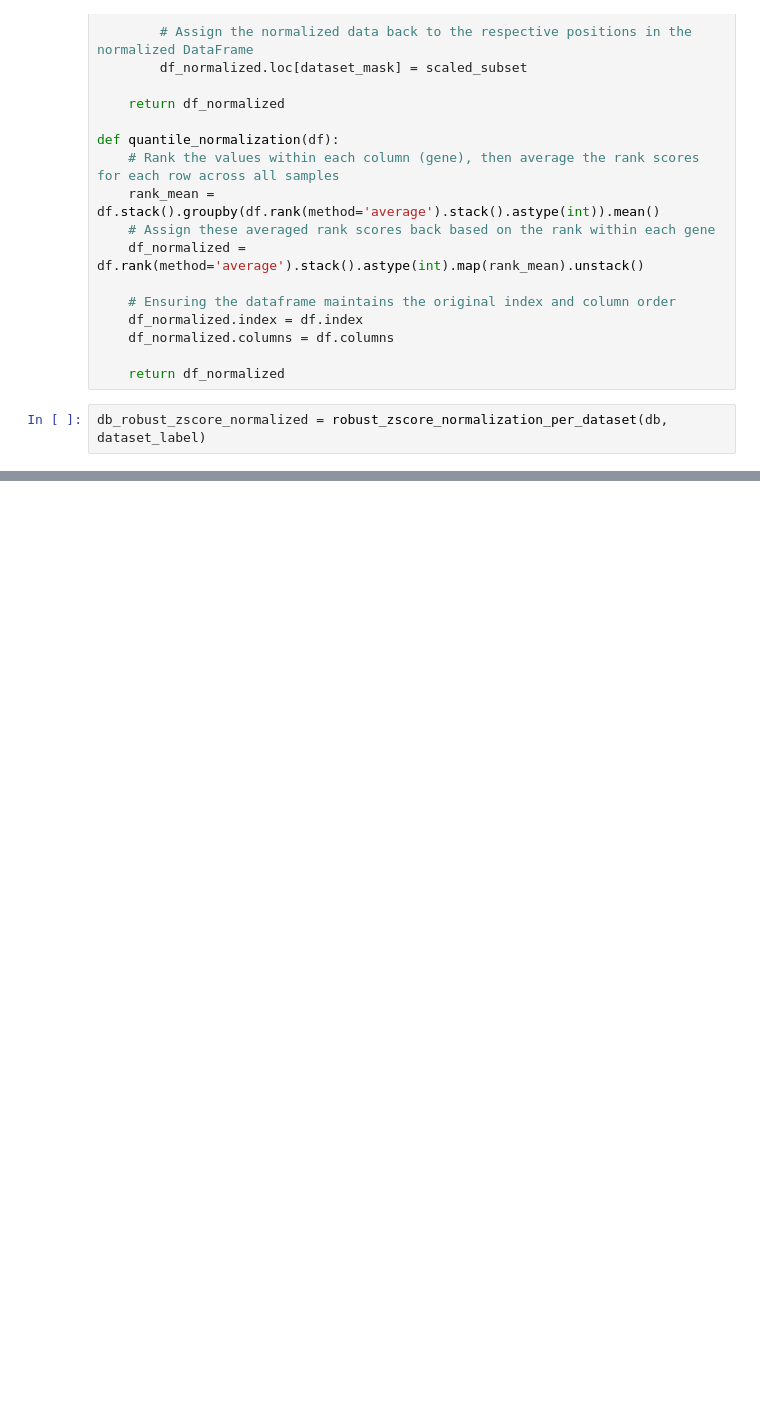
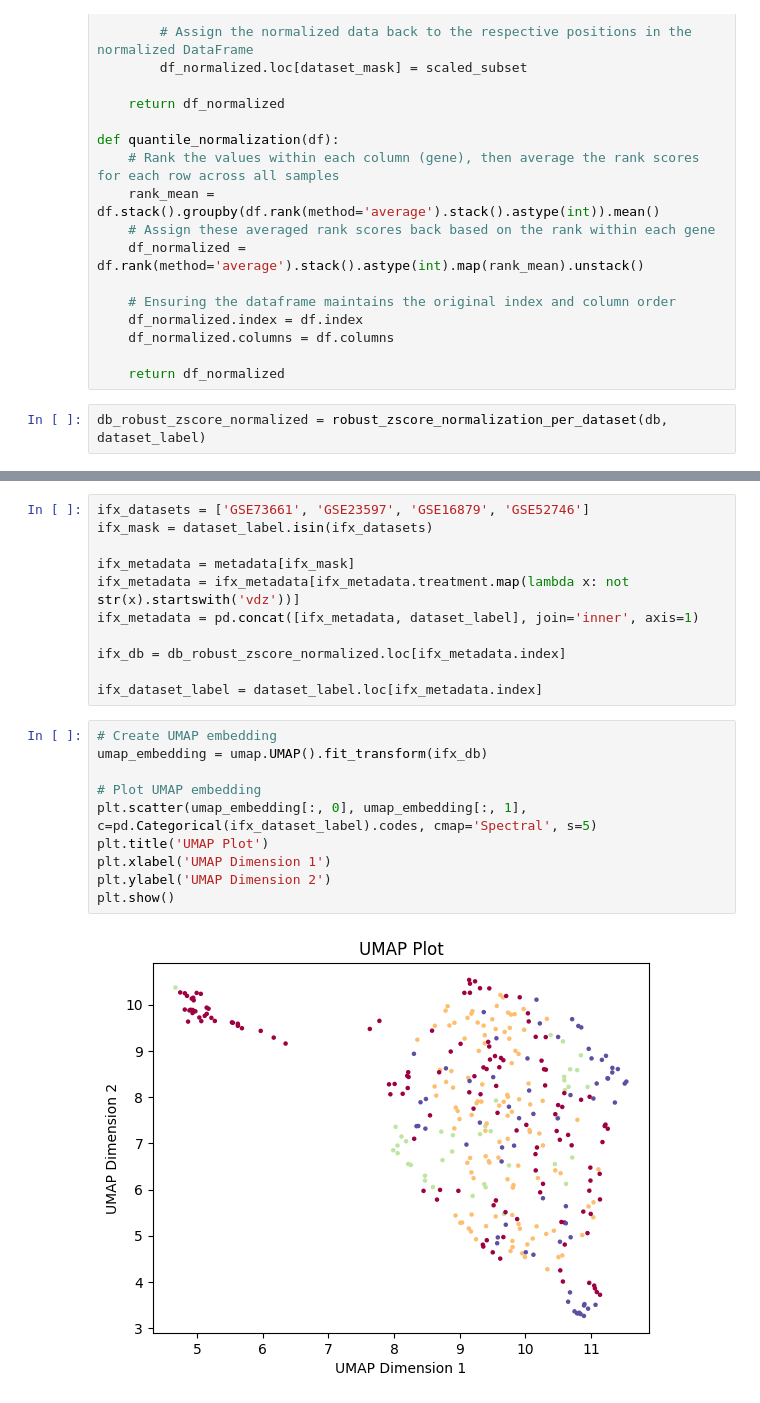
Before and after one commit to MaciejPiernik/ibd, a Jupyter notebook: ibd/notebooks/experiment_playground.ipynb, the cells around one changed output, grey strips where cells are left out. Saved outputs shown, nothing was run; the diff lists cells and outputs as text; blank space fills up the shorter version.

```diff
--- a/ibd/notebooks/experiment_playground.ipynb
+++ b/ibd/notebooks/experiment_playground.ipynb
@@ -130,0 +135,23 @@ plt.show()
+# %%
+ifx_datasets = ['GSE73661', 'GSE23597', 'GSE16879', 'GSE52746']
+ifx_mask = dataset_label.isin(ifx_datasets)
+
+ifx_metadata = metadata[ifx_mask]
+ifx_metadata = ifx_metadata[ifx_metadata.treatment.map(lambda x: not str(x).startswith('vdz'))]
+ifx_metadata = pd.concat([ifx_metadata, dataset_label], join='inner', axis=1)
+
+ifx_db = db_robust_zscore_normalized.loc[ifx_metadata.index]
+
+ifx_dataset_label = dataset_label.loc[ifx_metadata.index]
+# %%
+# Create UMAP embedding
+umap_embedding = umap.UMAP().fit_transform(ifx_db)
+
+# Plot UMAP embedding
+plt.scatter(umap_embedding[:, 0], umap_embedding[:, 1], c=pd.Categorical(ifx_dataset_label).codes, cmap='Spectral', s=5)
+plt.title('UMAP Plot')
+plt.xlabel('UMAP Dimension 1')
+plt.ylabel('UMAP Dimension 2')
+plt.show()
+# %% [output]
+[figure, added]
```
Also changed, not shown: parts of 18 cells of this notebook, 1 other file.
